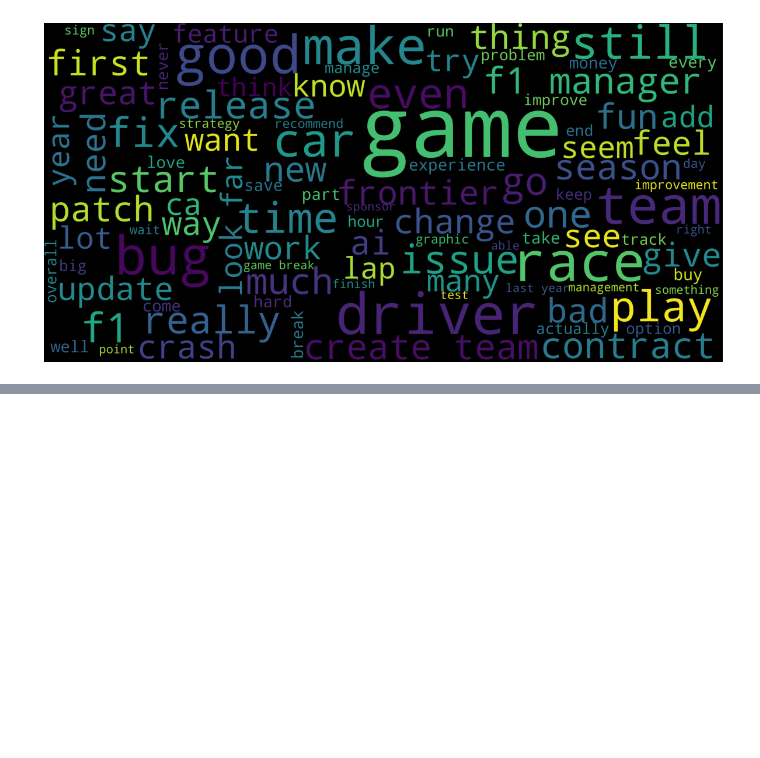
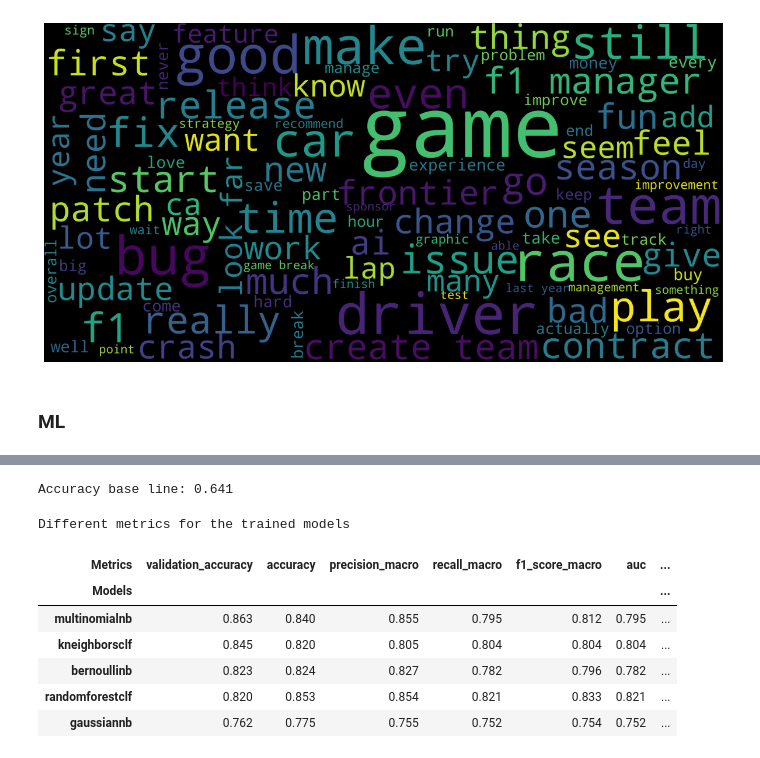
Before and after one commit to Rodrigo-Pedreira/ECM514_CD, a Jupyter notebook: refactored.ipynb, the cells around one changed output, grey strips where cells are left out. Cells and saved outputs as stored; diff of their text form; code cells hidden in the pictures; blank space fills up the shorter version.

Commit message:
metrics

```diff
--- a/refactored.ipynb
+++ b/refactored.ipynb
@@ -1780,15 +1540,11 @@ grid.best_score_= 0.823
 # %% [markdown]
 ## Training Results
 # %%
-def load_gridsearchcv_models(models_names: list[str] | None = None) -> dict[str, Any]:
-    if models_names is None:
-        models_names = ["kneighborsclf", "bernoullinb", "gaussiannb", "multinomialnb"]
+def load_gridsearchcv_models(models_names: list[str]) -> dict[str, Any]:
     models_gs: dict[str, Any] ={}
     for m in models_names:
-        models_gs[m] = cloudpkl_path_load(f"./saved_data/2591280/{m}_grid.pkl")
+        models_gs[m] = cloudpkl_path_load(f"./models/{m}_grid.pkl")
     return models_gs
-# %%
-models_gs: dict[str, Any] = load_gridsearchcv_models()
 # %%
 def gs_models_to_df(models_gs: dict[str, Any]) -> pd.DataFrame:
     model_vals: dict[tuple[str, str], str] = {}
@@ -1803,8 +1559,6 @@ def gs_models_to_df(models_gs: dict[str, Any]) -> pd.DataFrame:
         model_vals = {}
 
     df_models = pd.DataFrame(mold_df, columns=pd.MultiIndex.from_tuples(mold_df[0].keys()), index=pd.Index(models_gs.keys(), name="Models"))
+    df_models[("Metrics", "validation_accuracy")] = pd.to_numeric(df_models[("Metrics", "validation_accuracy")])
     df_models.sort_values(by=("Metrics", "validation_accuracy"), ascending=False, inplace=True)
     return df_models
-# %%
-df_models = gs_models_to_df(models_gs)
-df_models
@@ -1908,3 +1772,19 @@ This top 20 represents 20.91% or 10,099 out of the 48,289 total frequencies.
 While 20 words represents 0.43% out of the total 4,675 unique words.
 [figure]
 [figure]
+# %% [markdown]
+### ML
+# %%
+game: Game = cloudpkl_path_load("./saved_data/2591280/game.pkl") # pyright: ignore[reportAssignmentType]
+
+def show_metrics_task(game: Game, models_names: list[str] | None = None):
+    if models_names is None:
+        models_names = ["kneighborsclf", "randomforestclf", "bernoullinb", "gaussiannb", "multinomialnb"]
+
+    models_gs: dict[str, Any] = load_gridsearchcv_models(models_names)
+
+    df_models: pd.DataFrame = gs_models_to_df(models_gs)
+    df_metrics: pd.DataFrame = build_df_metrics(models_gs,df_models, game)
+    show_df_metrics(df_metrics, game)
+show_metrics_task(game)
+# %% [output]
@@ -1910,0 +1797,9 @@ While 20 words represents 0.43% out of the total 4,675 unique words.
+Accuracy base line: 0.641
+Different metrics for the trained models
+| Metrics | validation_accuracy | accuracy | precision_macro | recall_macro | f1_score_macro | auc | ... |
+| Models |  |  |  |  |  |  | ... |
+| multinomialnb | 0.863 | 0.840 | 0.855 | 0.795 | 0.812 | 0.795 | ... |
+| kneighborsclf | 0.845 | 0.820 | 0.805 | 0.804 | 0.804 | 0.804 | ... |
+| bernoullinb | 0.823 | 0.824 | 0.827 | 0.782 | 0.796 | 0.782 | ... |
+| randomforestclf | 0.820 | 0.853 | 0.854 | 0.821 | 0.833 | 0.821 | ... |
+| gaussiannb | 0.762 | 0.775 | 0.755 | 0.752 | 0.754 | 0.752 | ... |
```
Also changed, not shown: parts of 33 cells of this notebook, 2 other files.
